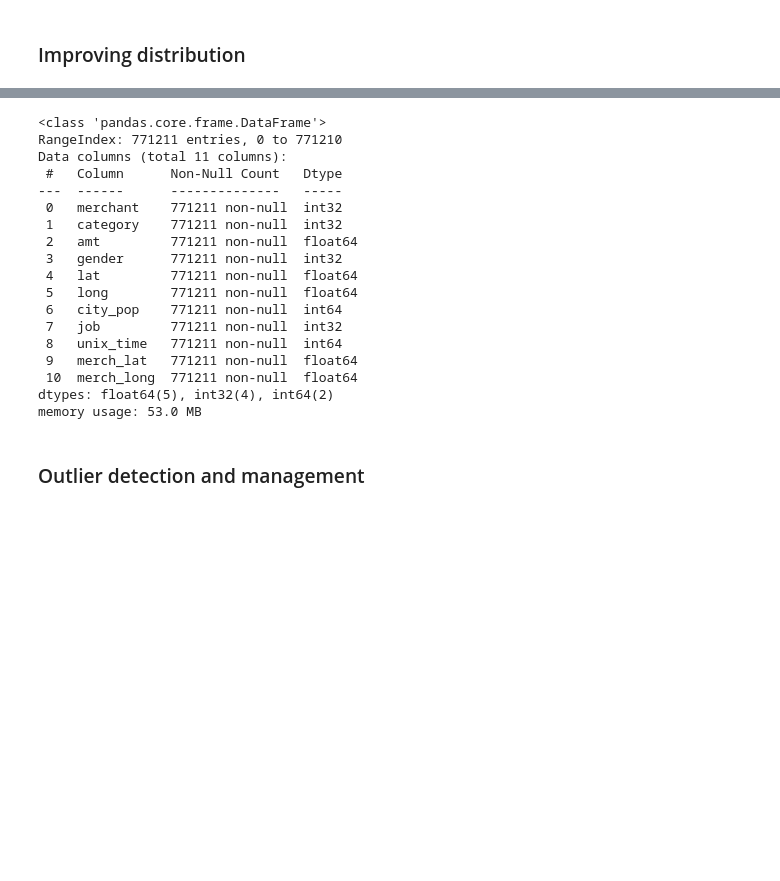
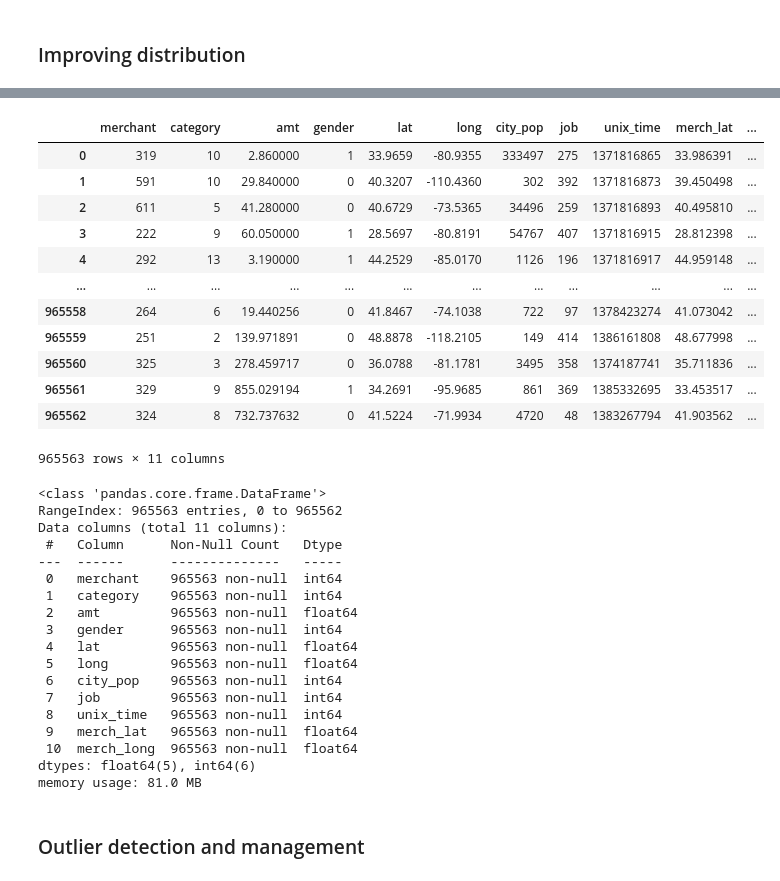
Before and after one commit to GabrielVrabie007/Project_Sigmoid_AI, a Jupyter notebook: analysis/data_balancing.ipynb, the cells around one changed output, grey strips where cells are left out. Cells and saved outputs as stored; diff of their text form; code cells hidden in the pictures; blank space fills up the shorter version.

```diff
--- a/analysis/data_balancing.ipynb
+++ b/analysis/data_balancing.ipynb
@@ -231,24 +214,40 @@ X_train_smoteenn
+# %%
+X_smoteenn
+# %% [output]
+|  | merchant | category | amt | gender | lat | long | city_pop | job | unix_time | merch_lat | ... |
+| 0 | 319 | 10 | 2.860000 | 1 | 33.9659 | -80.9355 | 333497 | 275 | 1371816865 | 33.986391 | ... |
+| 1 | 591 | 10 | 29.840000 | 0 | 40.3207 | -110.4360 | 302 | 392 | 1371816873 | 39.450498 | ... |
+| 2 | 611 | 5 | 41.280000 | 0 | 40.6729 | -73.5365 | 34496 | 259 | 1371816893 | 40.495810 | ... |
+| 3 | 222 | 9 | 60.050000 | 1 | 28.5697 | -80.8191 | 54767 | 407 | 1371816915 | 28.812398 | ... |
+| 4 | 292 | 13 | 3.190000 | 1 | 44.2529 | -85.0170 | 1126 | 196 | 1371816917 | 44.959148 | ... |
+| ... | ... | ... | ... | ... | ... | ... | ... | ... | ... | ... | ... |
+| 965558 | 264 | 6 | 19.440256 | 0 | 41.8467 | -74.1038 | 722 | 97 | 1378423274 | 41.073042 | ... |
+| 965559 | 251 | 2 | 139.971891 | 0 | 48.8878 | -118.2105 | 149 | 414 | 1386161808 | 48.677998 | ... |
+| 965560 | 325 | 3 | 278.459717 | 0 | 36.0788 | -81.1781 | 3495 | 358 | 1374187741 | 35.711836 | ... |
+| 965561 | 329 | 9 | 855.029194 | 1 | 34.2691 | -95.9685 | 861 | 369 | 1385332695 | 33.453517 | ... |
+| 965562 | 324 | 8 | 732.737632 | 0 | 41.5224 | -71.9934 | 4720 | 48 | 1383267794 | 41.903562 | ... |
+965563 rows × 11 columns
 # %%
-X_train_smoteenn.info()
+X_smoteenn.info()
 # %% [output]
 <class 'pandas.core.frame.DataFrame'>
-RangeIndex: 771211 entries, 0 to 771210
+RangeIndex: 965563 entries, 0 to 965562
 Data columns (total 11 columns):
  #   Column      Non-Null Count   Dtype
 ---  ------      --------------   -----
- 0   merchant    771211 non-null  int32
- 1   category    771211 non-null  int32
- 2   amt         771211 non-null  float64
- 3   gender      771211 non-null  int32
- 4   lat         771211 non-null  float64
- 5   long        771211 non-null  float64
- 6   city_pop    771211 non-null  int64
- 7   job         771211 non-null  int32
- 8   unix_time   771211 non-null  int64
- 9   merch_lat   771211 non-null  float64
- 10  merch_long  771211 non-null  float64
-dtypes: float64(5), int32(4), int64(2)
-memory usage: 53.0 MB
+ 0   merchant    965563 non-null  int64
+ 1   category    965563 non-null  int64
+ 2   amt         965563 non-null  float64
+ 3   gender      965563 non-null  int64
+ 4   lat         965563 non-null  float64
+ 5   long        965563 non-null  float64
+ 6   city_pop    965563 non-null  int64
+ 7   job         965563 non-null  int64
+ 8   unix_time   965563 non-null  int64
+ 9   merch_lat   965563 non-null  float64
+ 10  merch_long  965563 non-null  float64
+dtypes: float64(5), int64(6)
+memory usage: 81.0 MB
 # %% [markdown]
 ### Outlier detection and management
 # %%
```
Also changed, not shown: parts of 39 cells of this notebook, 1 other file.
